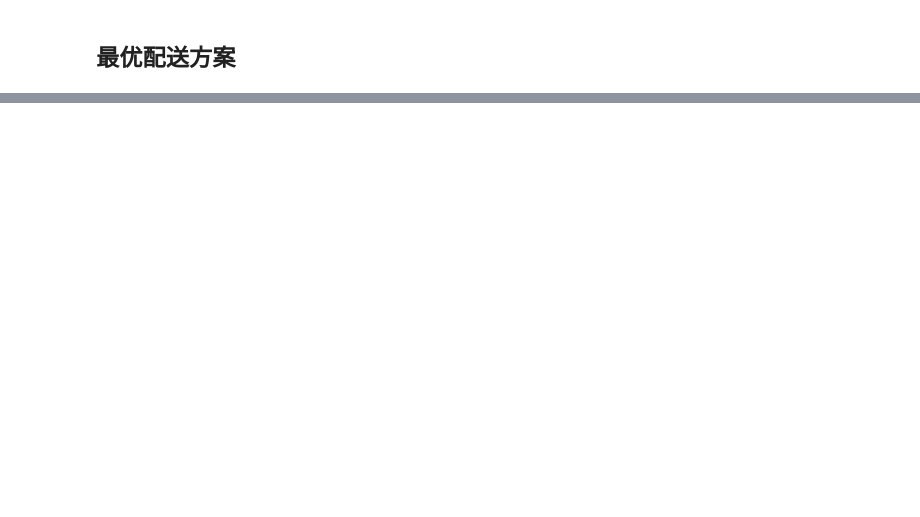
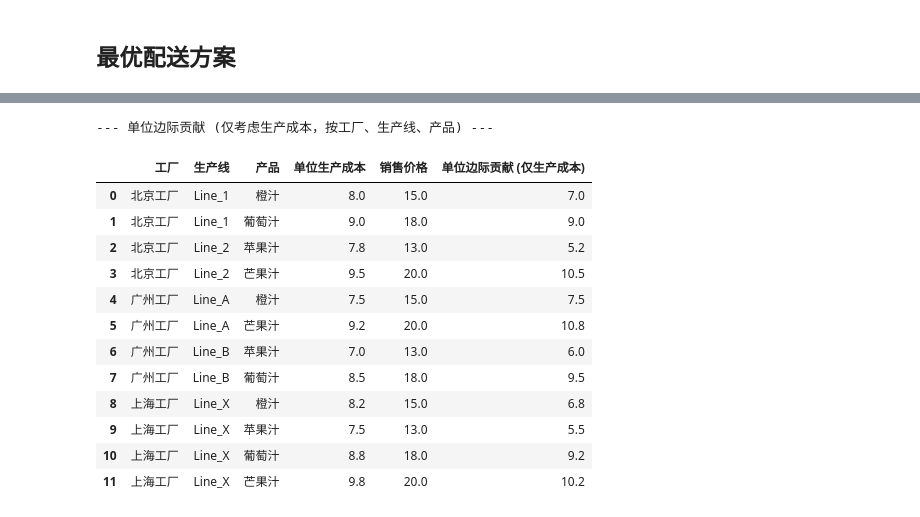
Before and after one commit to itihub/jupyter_learn, a Jupyter notebook: supply_chain_optimization.ipynb, the cells around one changed output, grey strips where cells are left out. Drawn from its saved outputs; the diff is of its cells as text; code cells hidden in the pictures; blank space fills up the shorter version.

```diff
--- a/supply_chain_optimization.ipynb
+++ b/supply_chain_optimization.ipynb
@@ -838,0 +1206,11 @@ else:
+# %%
+print("\n--- 潜在生产瓶颈分析总结 ---")
+if not bottleneck_summary.empty:
+    print("根据分析，以下生产线和产品显示出高利用率，可能是潜在的生产瓶颈：")
+    for index, row in bottleneck_summary.iterrows():
+        print(f"- 工厂: {row['工厂']}, 生产线: {row['生产线']}, 产品: {row['产品']}, 平均利用率: {row['利用率']:.2f}")
+    print("\n特别关注广州工厂的Line_A生产线生产橙汁，其在周期1达到100%的利用率，表明该生产线的橙汁产能在该周期完全被占用。")
+    print("广州工厂的Line_B生产线生产苹果汁和葡萄汁也显示出较高的利用率。")
+    print("这些高利用率的生产线可能限制了在需求高峰期增加产量的能力，需要进一步评估是否需要产能扩张、调整生产计划或探索其他替代方案以缓解瓶颈风险。")
+else:
+    print("没有发现高利用率的生产线，目前没有明显的生产瓶颈。")
@@ -838,0 +2697,45 @@ else:
+# %%
+# --- 计算单位边际贡献（仅考虑生产成本） ---
+
+# Merge unit production cost with sales price data
+unit_contribution_margin_prod_cost_data = []
+for index, row in production_cost_per_unit_df.iterrows():
+    product = row['产品']
+    factory = row['工厂']
+    line = row['生产线']
+    unit_production_cost = row['单位生产成本']
+
+    sales_price = product_data[product]['sales_price']
+    unit_contribution_margin_prod_cost = sales_price - unit_production_cost
+
+    unit_contribution_margin_prod_cost_data.append({
+        '工厂': factory,
+        '生产线': line,
+        '产品': product,
+        '单位生产成本': unit_production_cost,
+        '销售价格': sales_price,
+        '单位边际贡献 (仅生产成本)': unit_contribution_margin_prod_cost
+    })
+
+unit_contribution_margin_prod_cost_df = pd.DataFrame(unit_contribution_margin_prod_cost_data)
+
+print("\n--- 单位边际贡献 (仅考虑生产成本，按工厂、生产线、产品) ---")
+if not unit_contribution_margin_prod_cost_df.empty:
+    display(unit_contribution_margin_prod_cost_df)
+else:
+    print("未能计算单位边际贡献（仅考虑生产成本）。")
+# %% [output]
+--- 单位边际贡献 (仅考虑生产成本，按工厂、生产线、产品) ---
+|  | 工厂 | 生产线 | 产品 | 单位生产成本 | 销售价格 | 单位边际贡献 (仅生产成本) |
+| 0 | 北京工厂 | Line_1 | 橙汁 | 8.0 | 15.0 | 7.0 |
+| 1 | 北京工厂 | Line_1 | 葡萄汁 | 9.0 | 18.0 | 9.0 |
+| 2 | 北京工厂 | Line_2 | 苹果汁 | 7.8 | 13.0 | 5.2 |
+| 3 | 北京工厂 | Line_2 | 芒果汁 | 9.5 | 20.0 | 10.5 |
+| 4 | 广州工厂 | Line_A | 橙汁 | 7.5 | 15.0 | 7.5 |
+| 5 | 广州工厂 | Line_A | 芒果汁 | 9.2 | 20.0 | 10.8 |
+| 6 | 广州工厂 | Line_B | 苹果汁 | 7.0 | 13.0 | 6.0 |
+| 7 | 广州工厂 | Line_B | 葡萄汁 | 8.5 | 18.0 | 9.5 |
+| 8 | 上海工厂 | Line_X | 橙汁 | 8.2 | 15.0 | 6.8 |
+| 9 | 上海工厂 | Line_X | 苹果汁 | 7.5 | 13.0 | 5.5 |
+| 10 | 上海工厂 | Line_X | 葡萄汁 | 8.8 | 18.0 | 9.2 |
+| 11 | 上海工厂 | Line_X | 芒果汁 | 9.8 | 20.0 | 10.2 |
```
Also changed, not shown: parts of 78 cells of this notebook.
